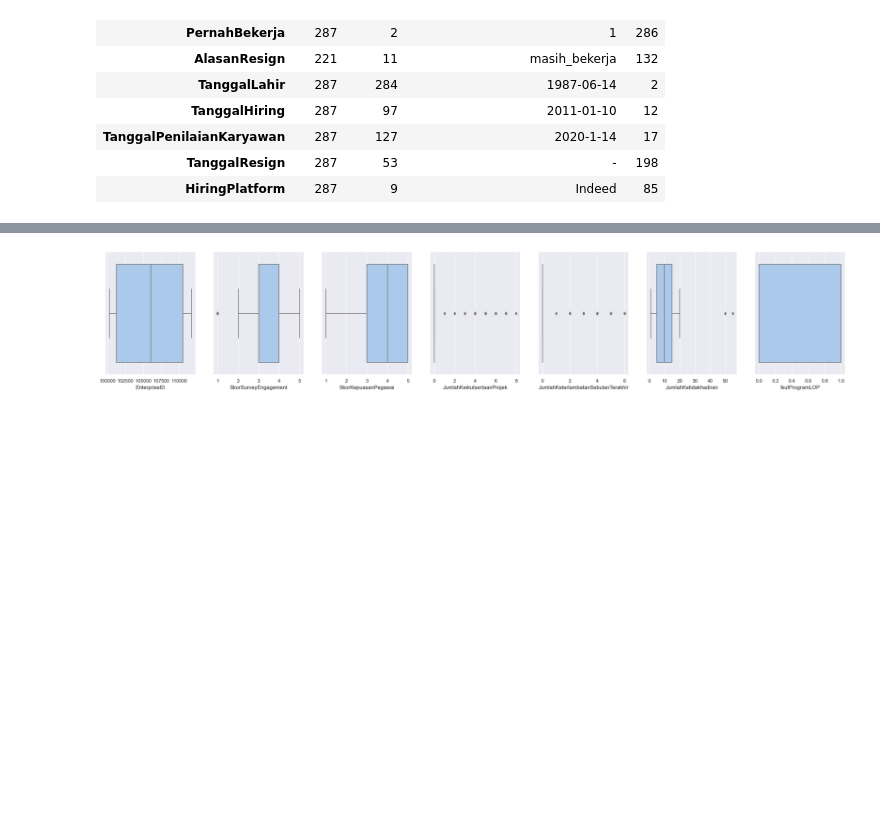
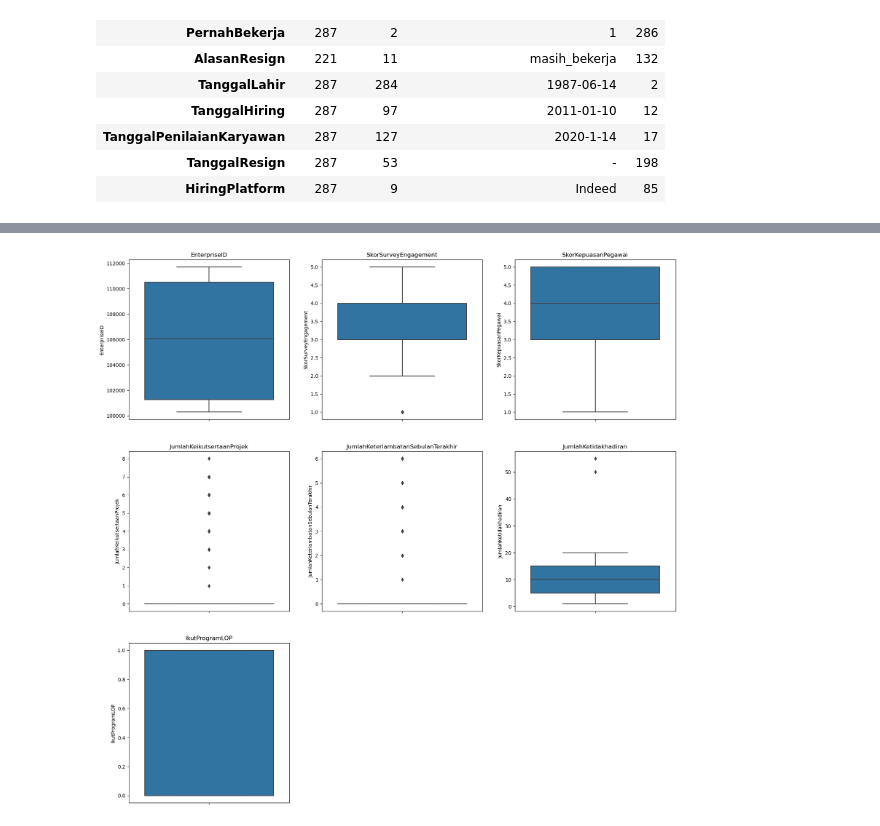
Before and after one commit to masendhy/improving_employee_retention, a Jupyter notebook: improving.ipynb, the cells around one changed output, grey strips where cells are left out. Saved outputs shown, nothing was run; the diff lists cells and outputs as text; code cells hidden in the pictures; blank space fills up the shorter version.

```diff
--- a/improving.ipynb
+++ b/improving.ipynb
@@ -136,10 +140,11 @@ df[df_num].describe().T
 | JumlahKetidakhadiran | 281.0 | 10.448399 | 6.902252 | 1.0 | 5.0 | 10.0 | 15.0 | 55.0 |
 | IkutProgramLOP | 29.0 | 0.517241 | 0.508548 | 0.0 | 0.0 | 1.0 | 1.0 | 1.0 |
 # %%
-# create visualization for distribution of numerical data
+# lets create visualization for numerical data using displot
 
-fig, axes = plt.subplots(1,7,figsize=(30,5))
-
-for i in range(len(df_num)):
-    sns.distplot(df[df_num[i]],ax=axes[i])
+plt.figure(figsize=(20,20))
+for i in range(0,len(df_num)):
+    plt.subplot(3,3,i+1)
+    ax = sns.histplot(data=df,x=df_num[i])
+    plt.title(df_num[i])
 # %% [output]
@@ -147,10 +152,13 @@ for i in range(len(df_num)):
 # %%
-# check outliers visualization
-fig, axes = plt.subplots(1,7,figsize=(30,5))
-for i in range(len(df_num)):
-    sns.boxplot(df[df_num[i]],ax=axes[i])
+# check outliers visualization using boxplot
+
+plt.figure(figsize=(20,20))
+for i in range(0,len(df_num)):
+    plt.subplot(3,3,i+1)
+    ax = sns.boxplot(data=df,y=df_num[i])
+    plt.title(df_num[i])
 # %% [output]
-[figure, old version]
+[figure, new version]
 # %%
 # let's create visualization for categorical data using countplot
 
```
Also changed, not shown: parts of 8 cells of this notebook.
